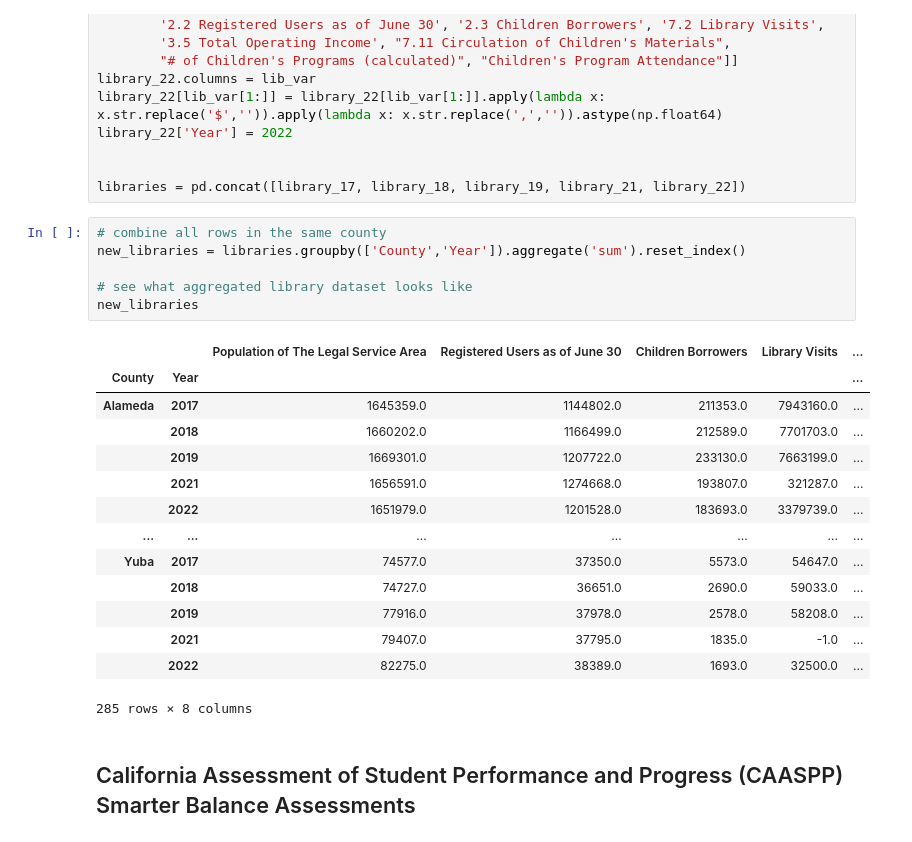
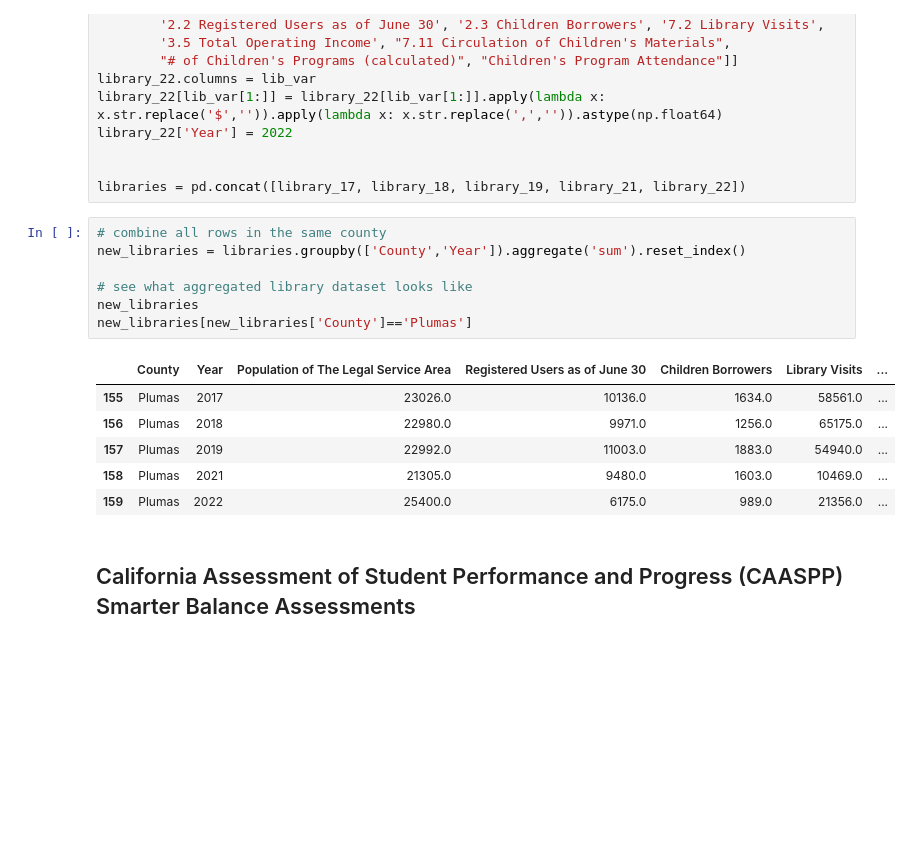
Before and after one commit to KaitlynChou/COGS-108-Project, a Jupyter notebook: EDACheckpoint_Group057_WI24.ipynb, the cells around one changed output. Cells and saved outputs as stored; diff of their text form; blank space fills up the shorter version.

```diff
--- a/EDACheckpoint_Group057_WI24.ipynb
+++ b/EDACheckpoint_Group057_WI24.ipynb
@@ -133,24 +133,17 @@ libraries = pd.concat([library_17, library_18, library_19, library_21, library_2
 # %%
 # combine all rows in the same county
 new_libraries = libraries.groupby(['County','Year']).aggregate('sum').reset_index()
 
 # see what aggregated library dataset looks like
 new_libraries
+new_libraries[new_libraries['County']=='Plumas']
 # %% [output]
-|  |  | Population of The Legal Service Area | Registered Users as of June 30 | Children Borrowers | Library Visits | ... |
-| County | Year |  |  |  |  | ... |
-| Alameda | 2017 | 1645359.0 | 1144802.0 | 211353.0 | 7943160.0 | ... |
-|  | 2018 | 1660202.0 | 1166499.0 | 212589.0 | 7701703.0 | ... |
-|  | 2019 | 1669301.0 | 1207722.0 | 233130.0 | 7663199.0 | ... |
-|  | 2021 | 1656591.0 | 1274668.0 | 193807.0 | 321287.0 | ... |
-|  | 2022 | 1651979.0 | 1201528.0 | 183693.0 | 3379739.0 | ... |
-| ... | ... | ... | ... | ... | ... | ... |
-| Yuba | 2017 | 74577.0 | 37350.0 | 5573.0 | 54647.0 | ... |
-|  | 2018 | 74727.0 | 36651.0 | 2690.0 | 59033.0 | ... |
-|  | 2019 | 77916.0 | 37978.0 | 2578.0 | 58208.0 | ... |
-|  | 2021 | 79407.0 | 37795.0 | 1835.0 | -1.0 | ... |
-|  | 2022 | 82275.0 | 38389.0 | 1693.0 | 32500.0 | ... |
+|  | County | Year | Population of The Legal Service Area | Registered Users as of June 30 | Children Borrowers | Library Visits | ... |
+| 155 | Plumas | 2017 | 23026.0 | 10136.0 | 1634.0 | 58561.0 | ... |
+| 156 | Plumas | 2018 | 22980.0 | 9971.0 | 1256.0 | 65175.0 | ... |
+| 157 | Plumas | 2019 | 22992.0 | 11003.0 | 1883.0 | 54940.0 | ... |
+| 158 | Plumas | 2021 | 21305.0 | 9480.0 | 1603.0 | 10469.0 | ... |
+| 159 | Plumas | 2022 | 25400.0 | 6175.0 | 989.0 | 21356.0 | ... |
-285 rows × 8 columns
 # %% [markdown]
 ## California Assessment of Student Performance and Progress (CAASPP) Smarter Balance Assessments
 # %%
```
Also changed, not shown: parts of 7 cells of this notebook, 1 other file.
